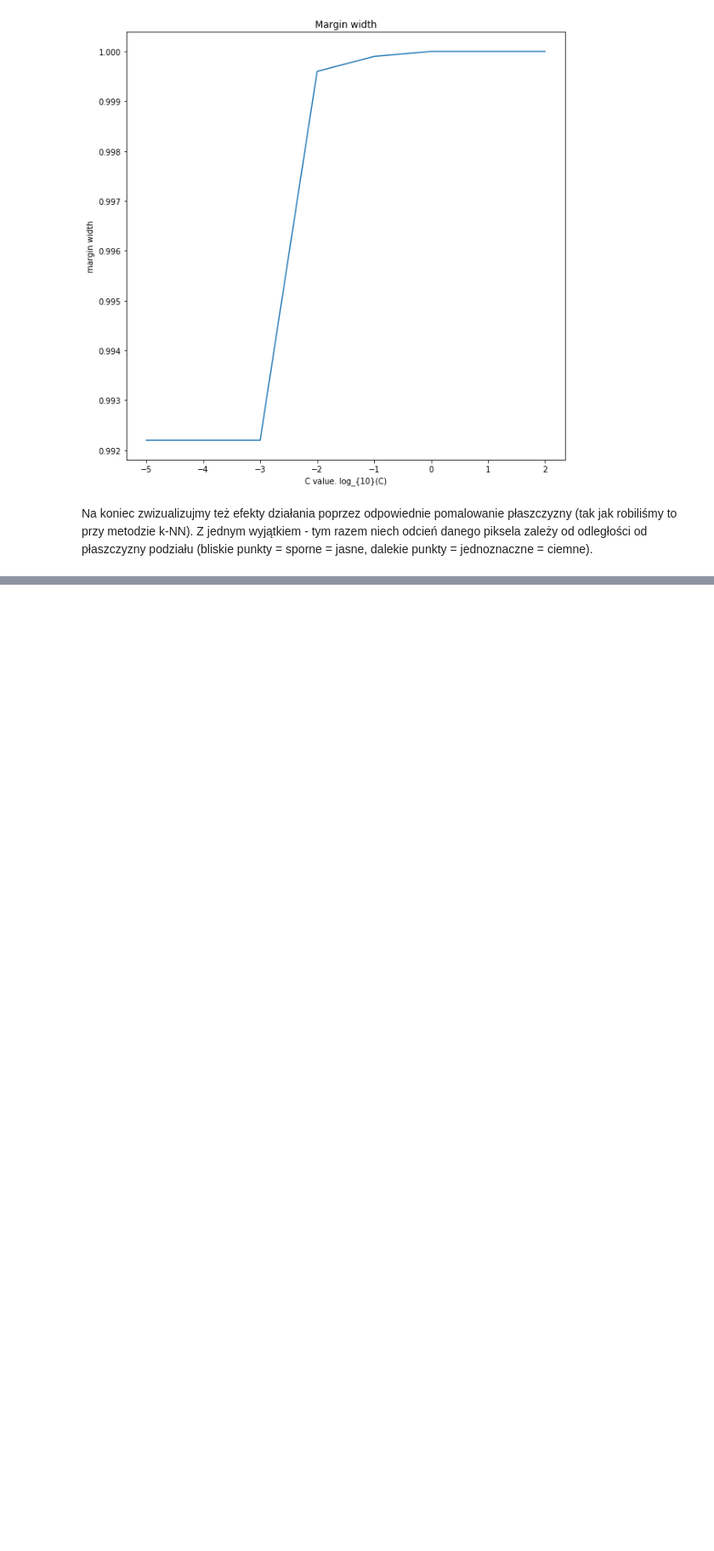
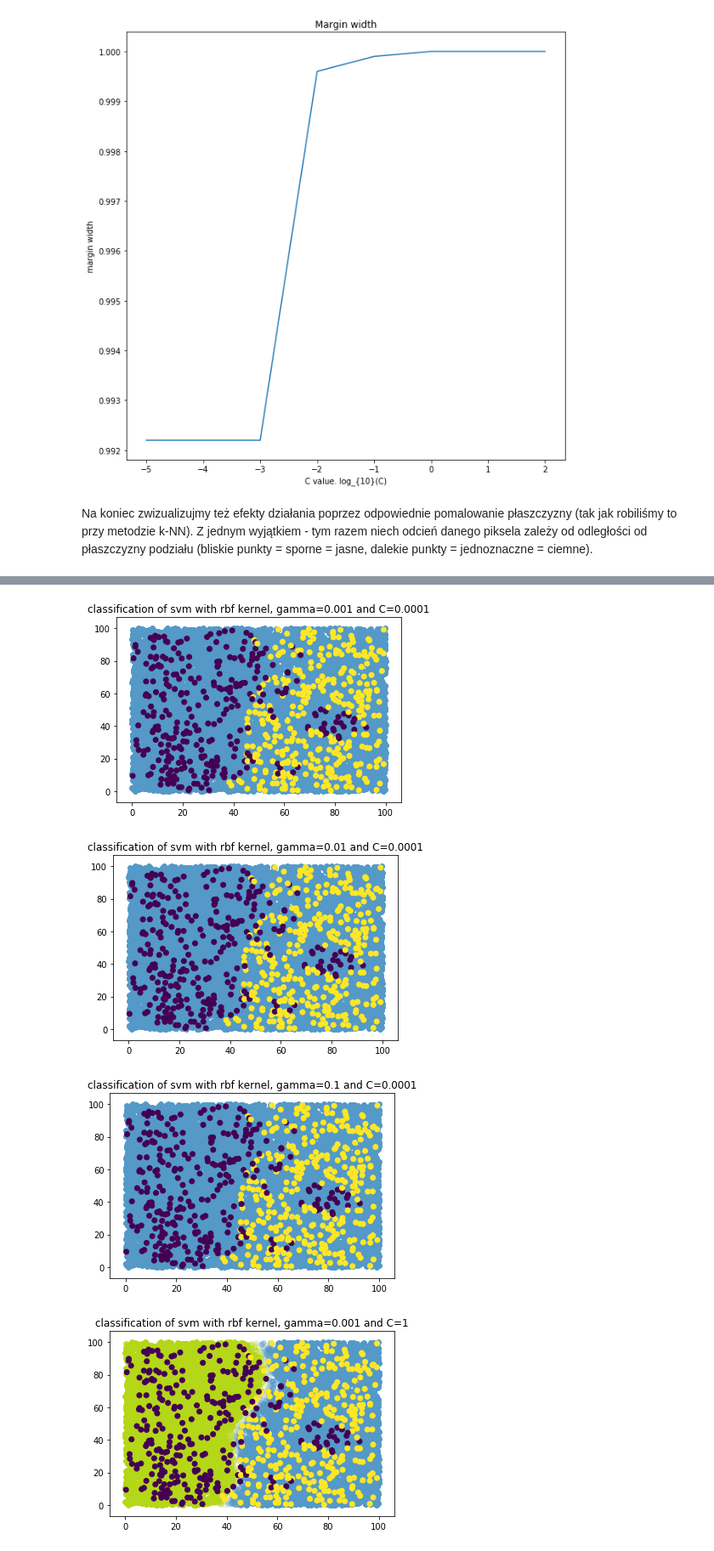
Before and after one commit to mwoss/ML-workshop, a Jupyter notebook: SVM - margins & kernels.ipynb, the cells around one changed output, grey strips where cells are left out. Shown at 85% size. Cells and saved outputs as stored; diff of their text form; code cells hidden in the pictures; blank space fills up the shorter version.

```diff
--- a/SVM - margins & kernels.ipynb
+++ b/SVM - margins & kernels.ipynb
@@ -246,0 +263,13 @@ for svm in [
+# %%
+Cs = [0.0001, 1, 50]
+gamma = [0.001, 0.01, 0.1]
+for C in Cs:
+    for g in gamma:
+        svm = SVC(kernel="rbf", C=C, gamma=g)
+        svm.fit(X_train, y_train)
+        visualize_res(svm, f"svm with rbf kernel, gamma={g} and C={C}")
+# %% [output]
+[figure, added]
+[figure, added]
+[figure, added]
+[figure, added]
```
Also changed, not shown: parts of 7 cells of this notebook, 1 other file.
